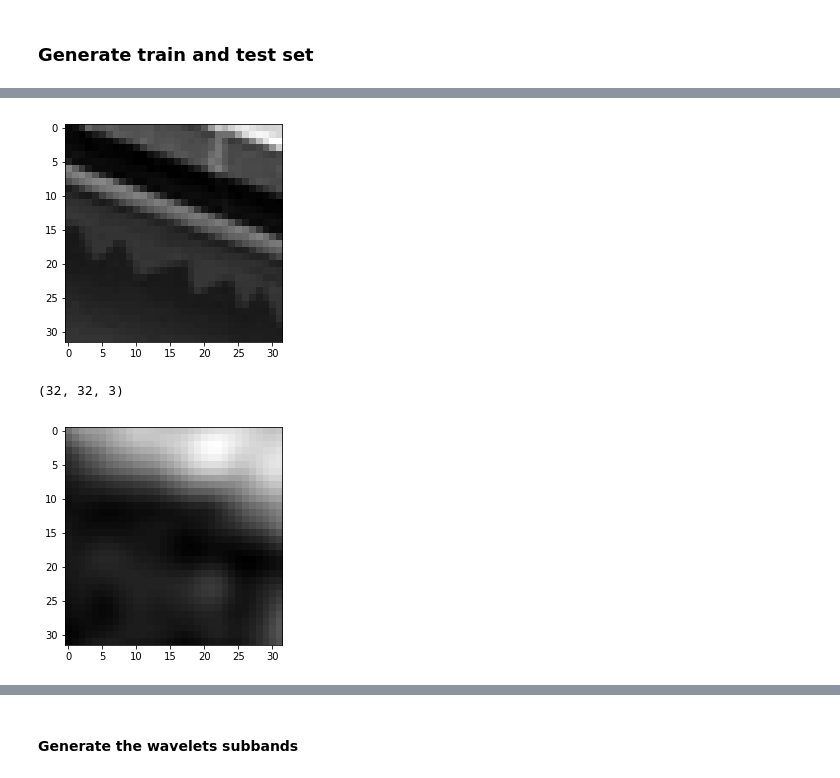
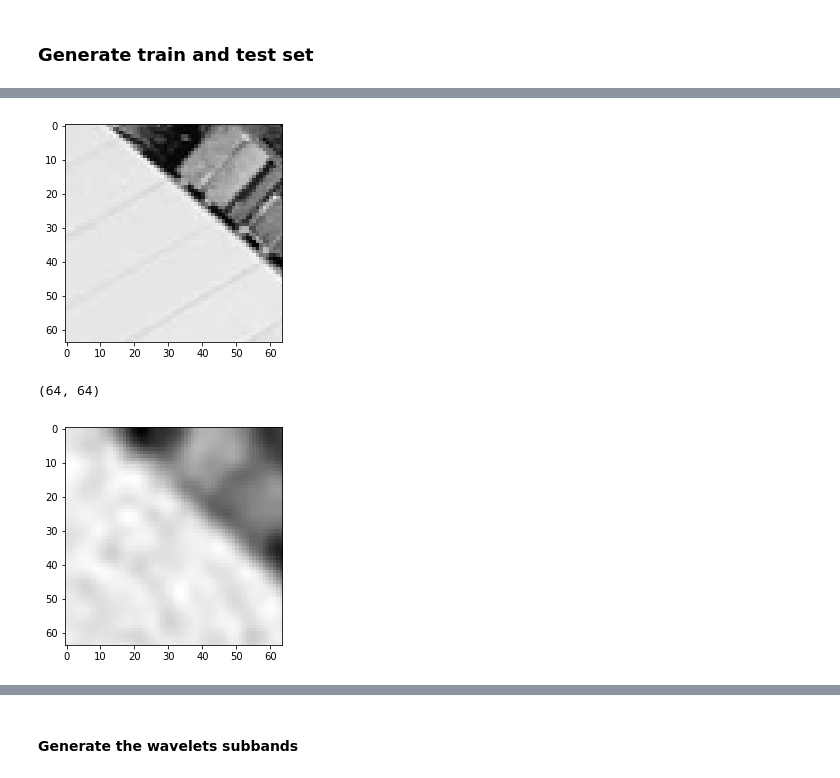
Before and after one commit to Shrecki/SuperHighResProject, a Jupyter notebook: SRCNN_notebook.ipynb, the cells around one changed output, grey strips where cells are left out. Saved outputs shown, nothing was run; the diff lists cells and outputs as text; code cells hidden in the pictures.

```diff
--- a/SRCNN_notebook.ipynb
+++ b/SRCNN_notebook.ipynb
@@ -101,10 +91,10 @@ def print_luminance(img, ch=3) :
         plt.imshow(img[:,:,0], cmap=plt.get_cmap('gray'), interpolation='nearest')
 # %%
 #Convert images to numpy array
-imgs_label = [np.asarray(image) for image in ycbcr_obj]
-imgs_train = [np.asarray(image) for image in ycbcr_train]
-imgs_valid_hr = [np.asarray(image) for image in ycbr_valid_hr]
-imgs_valid_lr = [np.asarray(image) for image in ycbr_valid_lr]
+imgs_label = [np.asarray(image)[:,:,0] for image in ycbcr_obj]
+imgs_train = [np.asarray(image)[:,:,0] for image in ycbcr_train]
+imgs_valid_hr = [np.asarray(image)[:,:,0] for image in ycbr_valid_hr]
+imgs_valid_lr = [np.asarray(image)[:,:,0] for image in ycbr_valid_lr]
 # %%
 imgs_label[0].shape
 # %% [output]
@@ -141,9 +131,18 @@ def retSize(x):
     return (x.shape[0], x.shape[1])
 # %%
 #Division by 4
-window_size= 32
+window_size= 64
 scale = 4
+stride = 60
 subimages_per_axis = 4
+# %%
+def getSubImages(image, stride = stride) :
+    sub = []
+    height, width = retSize(image)
+    for h in range(0, height - window_size, stride) :
+        for w in range (0, width - window_size, stride) :
+            sub.append(image[h : h + window_size, w : w + window_size])
+    return sub
 # %%
 sub_labels = []
 sub_samples = []
@@ -159,21 +158,18 @@ for i in range(0,50) :
     shape_lr = imgs_valid_lr[i].shape
     valid_lr = cv2.resize(imgs_valid_lr[i], dsize = (shape_lr[1]*4, shape_lr[0]*4), interpolation = cv2.INTER_CUBIC)
 
-    height_label, width_label = retSize(label)
-    height_sample, width_sample = retSize(s)
-    height_hr, width_hr = retSize(valid_hr)
-    height_vlr, width_vlr = retSize(valid_lr)
+    #height_label, width_label = retSize(label)
+    #height_sample, width_sample = retSize(s)
+    #height_hr, width_hr = retSize(valid_hr)
+    #height_vlr, width_vlr = retSize(valid_lr)
 
     len_interval = height_sample//subimages_per_axis
+
     #Calculate subimages
-    for j in range(-subimages_per_axis//2, subimages_per_axis//2):
-        for k in range(-subimages_per_axis//2, subimages_per_axis//2):
-            sub_labels.append(getSubImage(label, height_label, width_label,j,k,len_interval))
-            sub_samples.append(getSubImage(s, height_sample, width_sample,j,k,len_interval))
-
-            sub_valid_hr.append(getSubImage(valid_hr, height_hr,width_hr,j,k,len_interval))
-
-            sub_valid_lr.append(getSubImage(valid_lr, height_vlr, width_vlr,j,k,len_interval))
+    sub_labels += getSubImages(label)
+    sub_samples += getSubImages(s)
+    sub_valid_hr += getSubImages(valid_hr)
+    sub_valid_lr += getSubImages(valid_lr)
 # %%
 len(sub_labels)
 # %% [output]
@@ -181,13 +177,13 @@ len(sub_labels)
 # %%
-print_luminance(sub_labels[6])
+print_luminance(sub_labels[0])
 # %% [output]
-[figure, old version]
+[figure, new version]
 # %%
-print_luminance(sub_samples[6])
+print_luminance(sub_samples[0])
 sub_samples[1].shape
 # %% [output]
-(32, 32, 3)
+(64, 64)
-[figure, old version]
+[figure, new version]
 # %%
 print_luminance(sub_valid_hr[7])
 sub_valid_hr[1].shape
```
Also changed, not shown: parts of 55 cells of this notebook.
